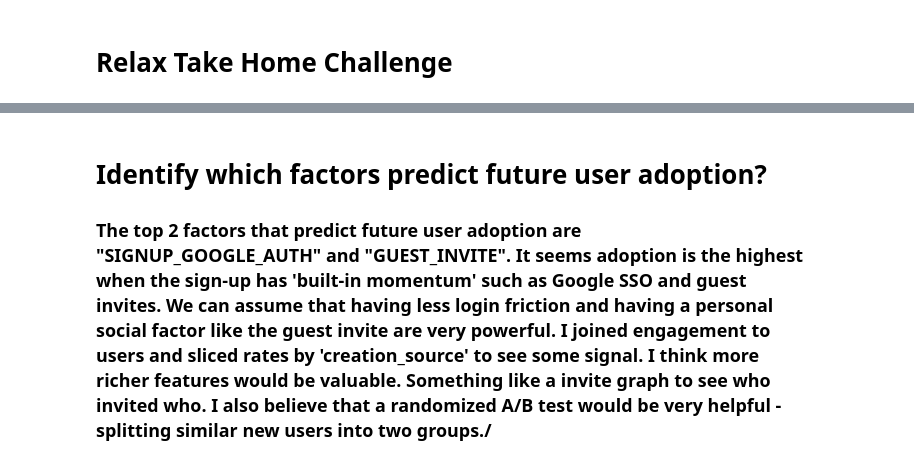
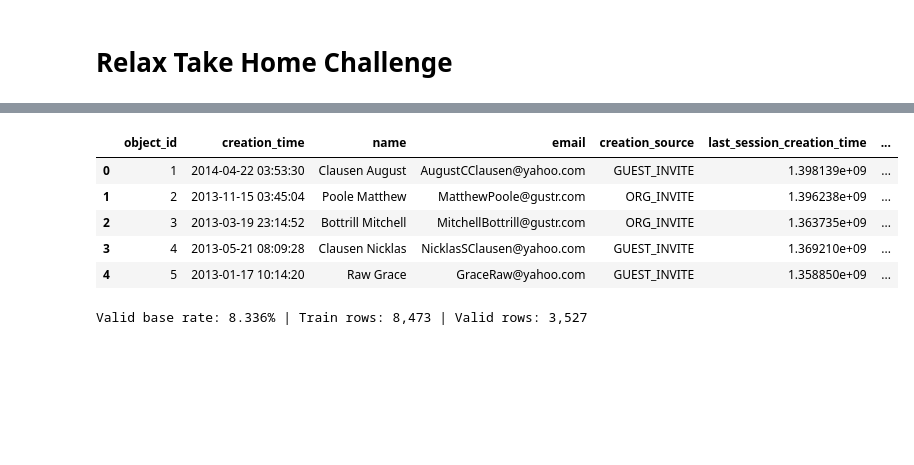
Before and after one commit to justink106/JustinKu-Springboard, a Jupyter notebook: relax_challenge/Relax Take Home Challenge - Justin.ipynb, the cells around one changed output, grey strips where cells are left out. Cells and saved outputs as stored; diff of their text form; code cells hidden in the pictures; blank space fills up the shorter version.

```diff
--- a/relax_challenge/Relax Take Home Challenge - Justin.ipynb
+++ b/relax_challenge/Relax Take Home Challenge - Justin.ipynb
@@ -7,4 +15,15 @@ from pathlib import Path
 # %%
 DATA_DIR = Path('/Users/justinku/Documents/GitHub/JustinkSpringboard/relax_challenge')
-users = pd.read_csv(DATA_DIR / "takehome_users.csv", encoding="latin1")
-eng   = pd.read_csv(DATA_DIR / "takehome_user_engagement.csv", encoding="latin1")
+USERS_CSV = DATA_DIR / "takehome_users.csv"
+ENG_CSV   = DATA_DIR / "takehome_user_engagement.csv"
+
+pd.set_option("display.max_columns", 120)
+# %%
+# loading the data and normalizing the column names
+users = pd.read_csv(USERS_CSV, encoding="latin1")
+eng   = pd.read_csv(ENG_CSV,   encoding="latin1")
+
+users.columns = [c.lower() for c in users.columns]
+eng.columns   = [c.lower() for c in eng.columns]
+
+users.head(), eng.head()
@@ -65,4 +100,49 @@ Name: adopted, dtype: float64
-# %% [markdown]
-# Identify which factors predict future user adoption?
-
-### The top 2 factors that predict future user adoption are "SIGNUP_GOOGLE_AUTH" and "GUEST_INVITE". It seems adoption is the highest when the sign-up has 'built-in momentum' such as Google SSO and guest invites. We can assume that having less login friction and having a personal social factor like the guest invite are very powerful. I joined engagement to users and sliced rates by 'creation_source' to see some signal. I think more richer features would be valuable. Something like a invite graph to see who invited who. I also believe that a randomized A/B test would be very helpful - splitting similar new users into two groups./
+# %%
+# feature engineering
+# sign up time only
+
+u = users.copy()
+
+# email domain and google domain flags
+u["email_domain"] = u["email"].str.lower().str.split("@").str[-1].fillna("")
+u["is_google_domain"] = u["email_domain"].isin({"gmail.com","googlemail.com"}).astype(int)
+
+# inivitation signal
+u["was_invited"] = (u["invited_by_user_id"].fillna(0) > 0).astype(int)
+
+# org size available at signup
+u["org_size"] = u.groupby("org_id")["object_id"].transform("count").clip(upper=5000)
+
+# cohort month
+u["cohort_month"] = u["creation_dt"].dt.to_period("M").astype(str)
+
+# categorical creation_source
+if "creation_source" in u.columns:
+    u["creation_source"] = u["creation_source"].astype("category")
+else:
+    u["creation_source"] = "UNKNOWN"
+
+u.head()
+# %% [output]
+|  | object_id | creation_time | name | email | creation_source | last_session_creation_time | ... |
+| 0 | 1 | 2014-04-22 03:53:30 | Clausen August | AugustCClausen@yahoo.com | GUEST_INVITE | 1.398139e+09 | ... |
+| 1 | 2 | 2013-11-15 03:45:04 | Poole Matthew | MatthewPoole@gustr.com | ORG_INVITE | 1.396238e+09 | ... |
+| 2 | 3 | 2013-03-19 23:14:52 | Bottrill Mitchell | MitchellBottrill@gustr.com | ORG_INVITE | 1.363735e+09 | ... |
+| 3 | 4 | 2013-05-21 08:09:28 | Clausen Nicklas | NicklasSClausen@yahoo.com | GUEST_INVITE | 1.369210e+09 | ... |
+| 4 | 5 | 2013-01-17 10:14:20 | Raw Grace | GraceRaw@yahoo.com | GUEST_INVITE | 1.358850e+09 | ... |
+# %%
+# joining the label and cohort based split
+df = (u.merge(adopted, on="user_key", how="left")
+        .assign(adopted=lambda d: d["adopted"].fillna(False).astype(int)))
+
+cohorts = np.sort(df["cohort_month"].unique())
+cut = int(len(cohorts) * 0.8) if len(cohorts) > 1 else 1
+train_cohorts, valid_cohorts = cohorts[:cut], cohorts[cut:]
+
+train = df[df["cohort_month"].isin(train_cohorts)].copy()
+valid = df[df["cohort_month"].isin(valid_cohorts)].copy()
+
+base_rate_valid = valid["adopted"].mean()
+print(f"Valid base rate: {base_rate_valid:.3%} | Train rows: {len(train):,} | Valid rows: {len(valid):,}")
+# %% [output]
+Valid base rate: 8.336% | Train rows: 8,473 | Valid rows: 3,527
```
Also changed, not shown: parts of 13 cells of this notebook, 2 other files.
